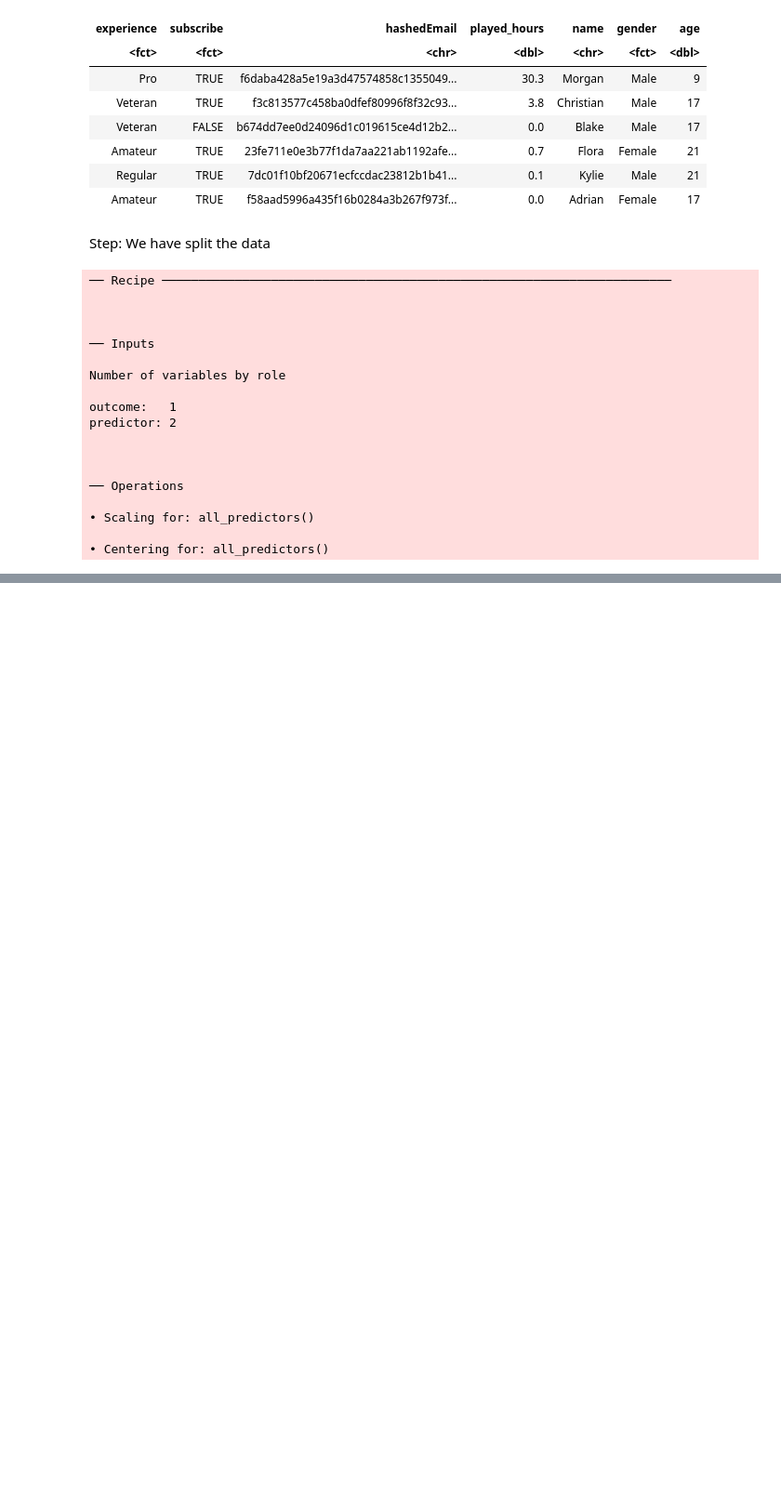
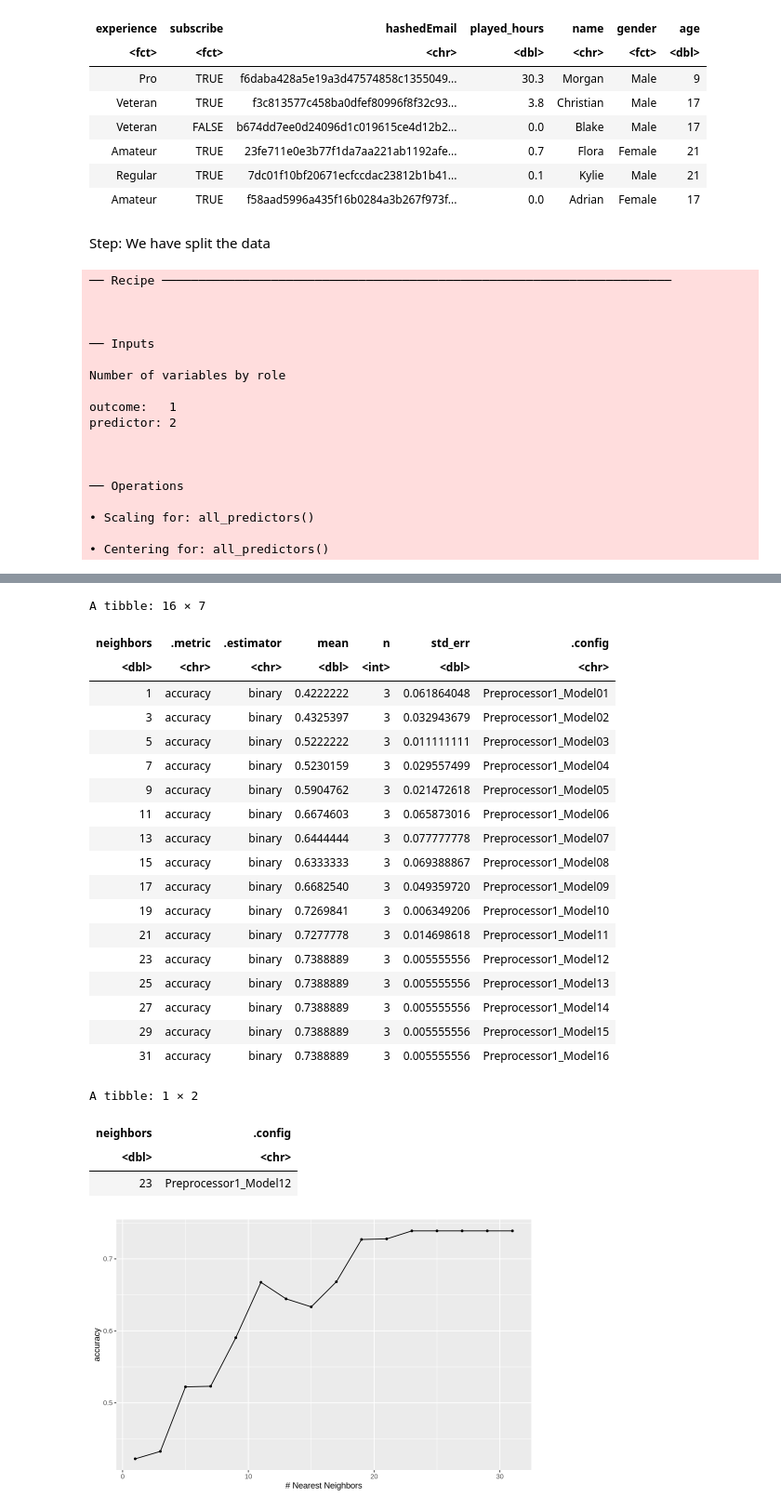
Before and after one commit to kristyluna2006/DSCI-Group-Project-, a Jupyter notebook: Group Project.ipynb, the cells around one changed output, grey strips where cells are left out. Shown at 93% size. Drawn from its saved outputs; the diff is of its cells as text; code cells hidden in the pictures; blank space fills up the shorter version.

```diff
--- a/Group Project.ipynb
+++ b/Group Project.ipynb
@@ -232,6 +224,8 @@ A tibble: 6 × 7
 | Regular | TRUE | 7dc01f10bf20671ecfccdac23812b1b41... | 0.1 | Kylie | Male | 21 |
 | Amateur | TRUE | f58aad5996a435f16b0284a3b267f973f... | 0.0 | Adrian | Female | 17 |
 # %%
+players$subscribe <- ifelse(original_players$subscribe, "1", "0")
+players$subscribe <- factor(players$subscribe, levels = c("0","1"))
 players_split <- initial_split(players, prop = 0.75, strata = subscribe)
 players_train <- training(players_split)
 players_test <- testing(players_split)
@@ -263,0 +328,31 @@ predictor: 2
+# %%
+set.seed(123)
+
+knn_spec <- nearest_neighbor(
+  mode = "classification",
+  neighbors = tune()) |>
+  set_engine("kknn")
+
+knn_wf <- workflow() |>
+  add_recipe(players_recipe) |>
+  add_model(knn_spec)
+
+players_folds <- vfold_cv(players_train, v = 5, strata = subscribe)
+
+k_grid <- tibble(neighbors = seq(1, 31, by = 2))
+
+set.seed(123)
+knn_tune_res <- tune_grid(
+  knn_wf,
+  resamples = players_folds,
+  grid      = k_grid,
+  metrics   = metric_set(accuracy)
+)
+
+collect_metrics(knn_tune_res)
+
+autoplot(knn_tune_res)
+
+best_k <- select_best(knn_tune_res, metric = "accuracy")
+best_k
+# %% [output]
@@ -263,0 +377,24 @@ predictor: 2
+A tibble: 16 × 7
+| neighbors | .metric | .estimator | mean | n | std_err | .config |
+| <dbl> | <chr> | <chr> | <dbl> | <int> | <dbl> | <chr> |
+| 1 | accuracy | binary | 0.4222222 | 3 | 0.061864048 | Preprocessor1_Model01 |
+| 3 | accuracy | binary | 0.4325397 | 3 | 0.032943679 | Preprocessor1_Model02 |
+| 5 | accuracy | binary | 0.5222222 | 3 | 0.011111111 | Preprocessor1_Model03 |
+| 7 | accuracy | binary | 0.5230159 | 3 | 0.029557499 | Preprocessor1_Model04 |
+| 9 | accuracy | binary | 0.5904762 | 3 | 0.021472618 | Preprocessor1_Model05 |
+| 11 | accuracy | binary | 0.6674603 | 3 | 0.065873016 | Preprocessor1_Model06 |
+| 13 | accuracy | binary | 0.6444444 | 3 | 0.077777778 | Preprocessor1_Model07 |
+| 15 | accuracy | binary | 0.6333333 | 3 | 0.069388867 | Preprocessor1_Model08 |
+| 17 | accuracy | binary | 0.6682540 | 3 | 0.049359720 | Preprocessor1_Model09 |
+| 19 | accuracy | binary | 0.7269841 | 3 | 0.006349206 | Preprocessor1_Model10 |
+| 21 | accuracy | binary | 0.7277778 | 3 | 0.014698618 | Preprocessor1_Model11 |
+| 23 | accuracy | binary | 0.7388889 | 3 | 0.005555556 | Preprocessor1_Model12 |
+| 25 | accuracy | binary | 0.7388889 | 3 | 0.005555556 | Preprocessor1_Model13 |
+| 27 | accuracy | binary | 0.7388889 | 3 | 0.005555556 | Preprocessor1_Model14 |
+| 29 | accuracy | binary | 0.7388889 | 3 | 0.005555556 | Preprocessor1_Model15 |
+| 31 | accuracy | binary | 0.7388889 | 3 | 0.005555556 | Preprocessor1_Model16 |
+A tibble: 1 × 2
+| neighbors | .config |
+| <dbl> | <chr> |
+| 23 | Preprocessor1_Model12 |
+[figure, added]
```
Also changed, not shown: parts of 7 cells of this notebook.
